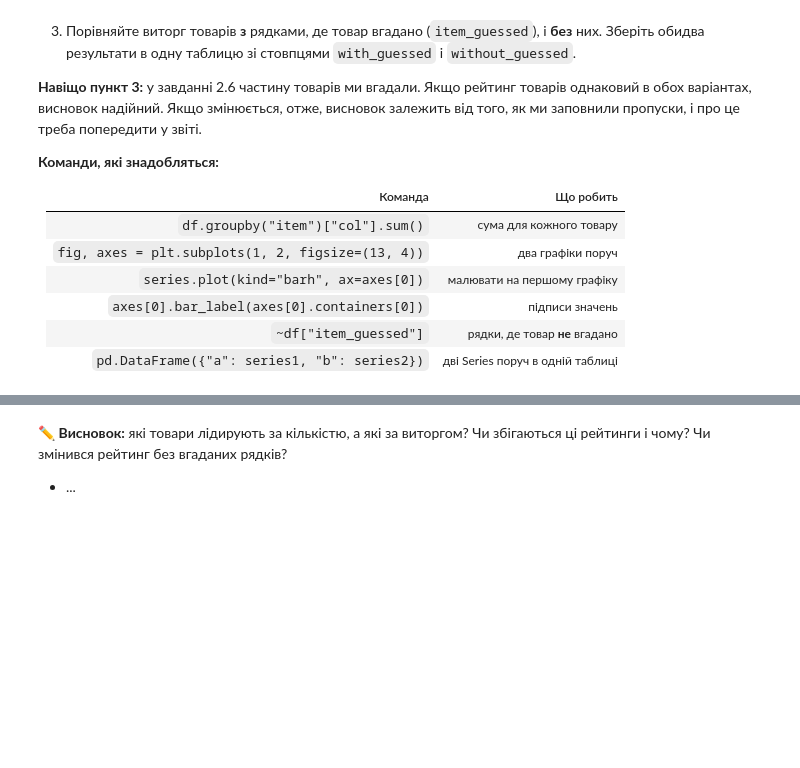
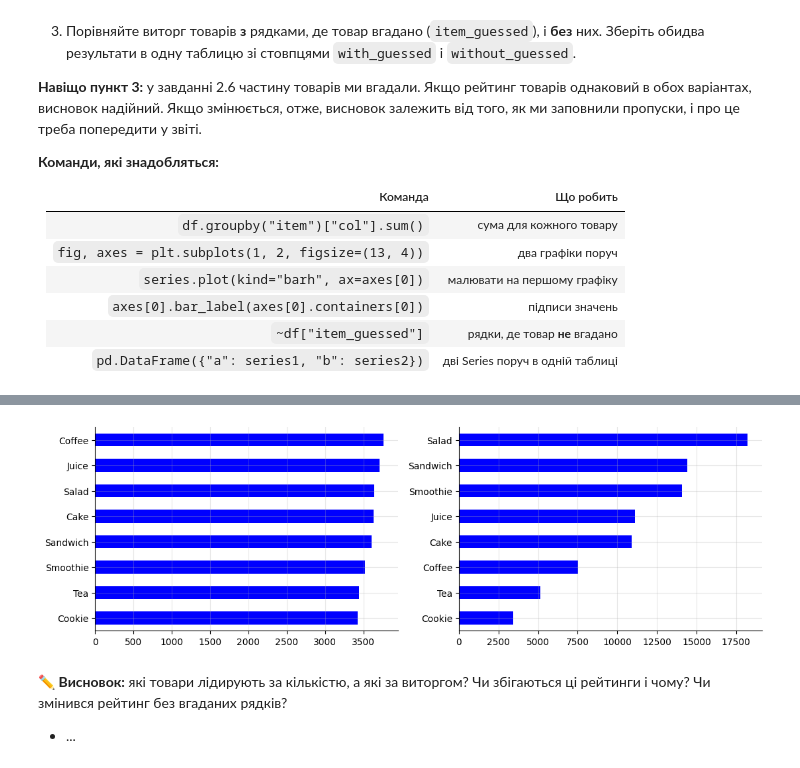
Before and after one commit to OleksandrKolesnichenko/DTA-Python-2026, a Jupyter notebook: Before_final_project_"Pandas_lesson_34_03_11_26_training_project_cafe_sales.ipynb, the cells around one changed output, grey strips where cells are left out. Cells and saved outputs as stored; diff of their text form; code cells hidden in the pictures; blank space fills up the shorter version.

```diff
--- a/Before_final_project_"Pandas_lesson_34_03_11_26_training_project_cafe_sales.ipynb
+++ b/Before_final_project_"Pandas_lesson_34_03_11_26_training_project_cafe_sales.ipynb
@@ -259,0 +543,7 @@ print("Ready!")
+# %%
+mask = df['item'].isna() & df['price_per_unit'].isin(unique_prices)
+df.loc[mask, 'item'] = df.loc[mask, 'price_per_unit'].map(item_per_price)
+
+print(mask.sum())
+print(df['item'].isna().sum())
+df.loc[df['item'].isna(), 'price_per_unit'].value_counts(dropna=False)
@@ -291,0 +585,3 @@ print("Ready!")
+# %%
+df["is_weekend"] = df["transaction_date"].dt.dayofweek >= 5
+df["is_weekend"].head()
@@ -346,0 +754,6 @@ print("Ready!")
+# %%
+# Ваш код тут
+df['payment_method'] = df['payment_method'].fillna("Unknown")
+df['location'] = df['location'].fillna("Unknown")
+
+df.head()
@@ -367,0 +799,8 @@ print("Ready!")
+# %%
+df = df.dropna(subset=['transaction_date', 'quantity', 'price_per_unit', 'total_spent']).copy()
+df['quantity'] = df['quantity'].astype(int)
+
+print("Rows removed now:", before - len(df))
+print("Rows in original:", len(df_original), "| after cleaning:", len(df))
+print("Loss, %:", round((len(df_original) - len(df)) / len(df_original) * 100, 1))
+print("Missing values left:", df.isna().sum().sum())
@@ -421,3 +890,20 @@ print("Ready!")
+# %%
+# Ваш код тут
+known = df[df['item'] != 'Unknown']
+
+units_by_item = known.groupby('item')['quantity'].sum().sort_values()
+revenue_by_item = known.groupby('item')['total_spent'].sum().sort_values()  # ascending=False
+
+fig, axes = plt.subplots(1, 2, figsize=(13, 4))
+units_by_item.plot(kind='barh', ax=axes[0], color="blue")
+axes[0].set_ylabel("")
+
+revenue_by_item.plot(kind='barh', ax=axes[1], color="blue")
+axes[1].set_ylabel("")
+
+plt.show()
+# %% [output]
+[figure, added]
 # %% [markdown]
 ✏️ **Висновок:** які товари лідирують за кількістю, а які за виторгом? Чи збігаються ці рейтинги і чому? Чи змінився рейтинг без вгаданих рядків?
 
```
Also changed, not shown: parts of 41 cells of this notebook.
